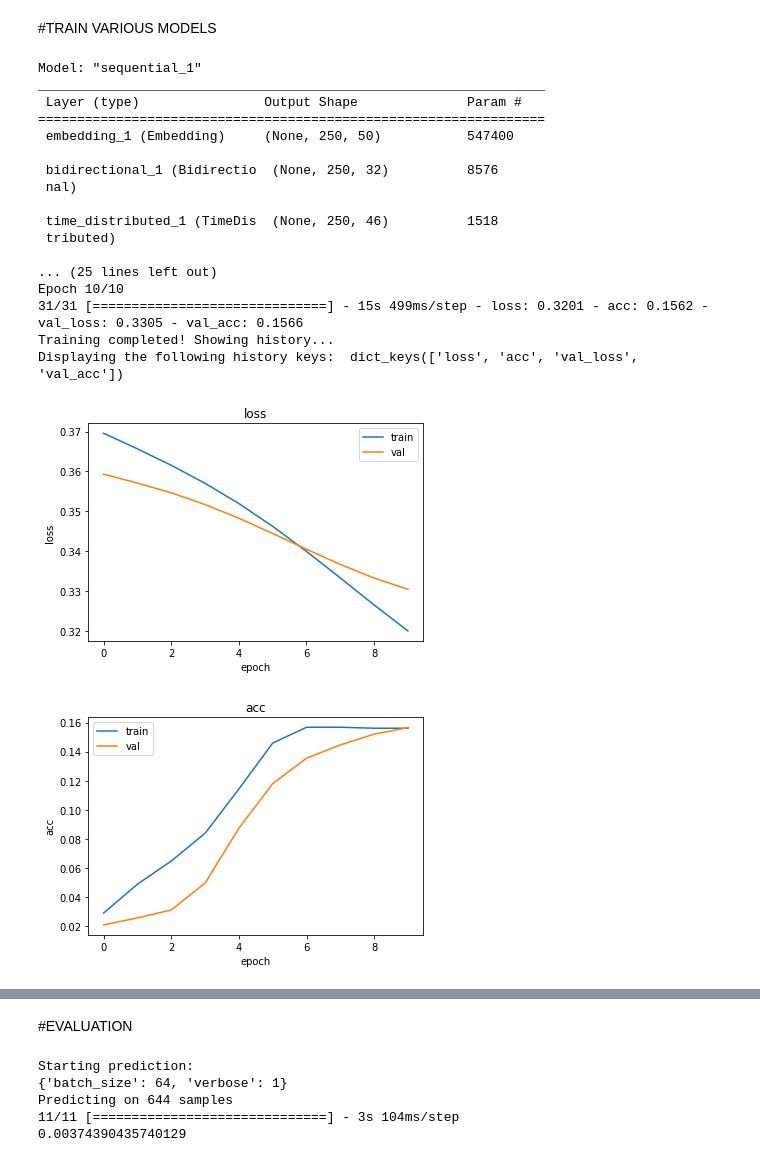
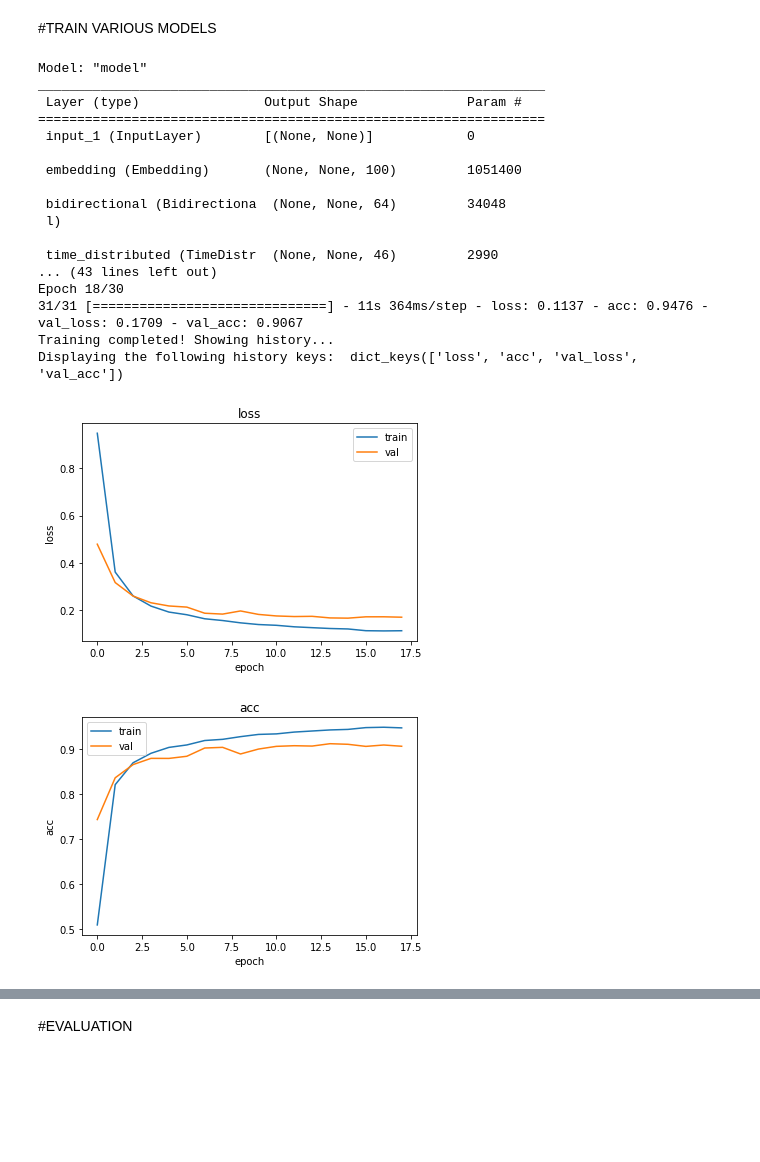
Before and after one commit to NoLogicPlease/pos_tagging, a Jupyter notebook: Assignment1.ipynb, the cells around one changed output, grey strips where cells are left out. Cells and saved outputs as stored; diff of their text form; code cells hidden in the pictures; blank space fills up the shorter version.

```diff
--- a/Assignment1.ipynb
+++ b/Assignment1.ipynb
@@ -31,5 +51,5 @@ Requirement already satisfied: smart-open>=1.8.1 in /usr/local/lib/python3.7/dis
 # %%
-EMBEDDING_SIZE = 50
+EMBEDDING_SIZE = 100
 BATCH_SIZE = 64
 # %%
 def fix_random(seed: int) -> None:
@@ -484,73 +588,64 @@ print(v4_matrix[ind])
 #TRAIN VARIOUS MODELS
 # %%
 compile_info = {
-    'optimizer': keras.optimizers.Adam(learning_rate=1e-4),
+    'optimizer': keras.optimizers.Nadam(learning_rate=1e-2),
     'loss': 'categorical_crossentropy',
     'metrics': ['acc']
 }
 
 training_info = {
     'verbose': 1,
-    'epochs': 10,
+    'epochs': 30,
     'batch_size': BATCH_SIZE,
     'callbacks': [keras.callbacks.EarlyStopping(monitor='val_acc',
-                                                patience=10)]
+                                                patience=4,
+                                                restore_best_weights=True)]
 }
 
 model_params = {
     'compile_info': compile_info,
     'value_to_key': v4_val_to_key,
     'embedding_dim': EMBEDDING_SIZE,
     'max_seq_len': max_seq_len,
     'num_labels': num_classes,
     'embedding_matrix': np.vstack((np.zeros((1, EMBEDDING_SIZE)),
-                       v4_matrix))
+                       v4_matrix)),
+    'num_recurrent_units': 32,
+    'l2_reg': 1e-4
 }
 
 prediction_info = {
     'batch_size': BATCH_SIZE,
     'verbose': 1
 }
 
-# BASELINE
-baseline = Model('baseline', **model_params)
-baseline_train = baseline.train_model(x_train=x_train, y_train=y_train,
-                             x_val=x_val, y_val=y_val, training_info=training_info)
+models = []
+histories = []
 
-# GRU
-#gru_model = Model('gru', **model_params)
-
-#gru_train_model = Model.train_model(x_train=x_train, y_train=y_train,
-                      #              x_val=x_val, y_val=y_val, training_info=training_info)
-
-# TWO LSTM
-'''twolstm_model = Model('two_lstm', **model_params)
-
-twolstm_train_model = Model.train_model(x_train=x_train, y_train=y_train,
-        x_val=x_val, y_val=y_val, training_info=training_info)
-
-# TWO DENSE
-twodense_model = Model('two_dense', **model_params)
-
-twodense_train_model = Model.train_model(x_train=x_train, y_train=y_train,
-                                    x_val=x_val, y_val=y_val, training_info=training_info)'''
+model_names = ['baseline', 'gru', 'two_lstm', 'two_dense']
+for m_name in model_names:
+    model = Model(m_name, **model_params)
+    history = model.train_model(x_train=x_train, y_train=y_train,
+                                x_val=x_val, y_val=y_val, training_info=training_info)
+    models.append(model)
+    histories.append(history)
 # %% [output]
-Model: "sequential_1"
+Model: "model"
 _________________________________________________________________
  Layer (type)                Output Shape              Param #
 =================================================================
- embedding_1 (Embedding)     (None, 250, 50)           547400
+ input_1 (InputLayer)        [(None, None)]            0
 
- bidirectional_1 (Bidirectio  (None, 250, 32)          8576
- nal)
+ embedding (Embedding)       (None, None, 100)         1051400
 
- time_distributed_1 (TimeDis  (None, 250, 46)          1518
- tributed)
+ bidirectional (Bidirectiona  (None, None, 64)         34048
+ l)
 
-... (25 lines left out)
-Epoch 10/10
-31/31 [==============================] - 15s 499ms/step - loss: 0.3201 - acc: 0.1562 - val_loss: 0.3305 - val_acc: 0.1566
+ time_distributed (TimeDistr  (None, None, 46)         2990
+... (43 lines left out)
+Epoch 18/30
+31/31 [==============================] - 11s 364ms/step - loss: 0.1137 - acc: 0.9476 - val_loss: 0.1709 - val_acc: 0.9067
 Training completed! Showing history...
 Displaying the following history keys:  dict_keys(['loss', 'acc', 'val_loss', 'val_acc'])
-[figure, old version]
+[figure, new version]
-[figure, old version]
+[figure, new version]
@@ -562,13 +710,0 @@ Displaying the following history keys:  dict_keys(['loss', 'acc', 'val_loss', 'v
-# %%
-#bisogna togliere la punteggiatura
-y_pred = baseline.predict_data(x_test, prediction_info=prediction_info)
-y_pred = [np.argmax(el) for el in y_pred]  # from one hot to label index
-y_true = [np.argmax(el) for el in y_test]
-f1_score = f1_score(y_true, y_pred, average='macro')
-print(f1_score)
-# %% [output]
-Starting prediction:
-{'batch_size': 64, 'verbose': 1}
-Predicting on 644 samples
-11/11 [==============================] - 3s 104ms/step
-0.00374390435740129
```
Also changed, not shown: parts of 16 cells of this notebook.
